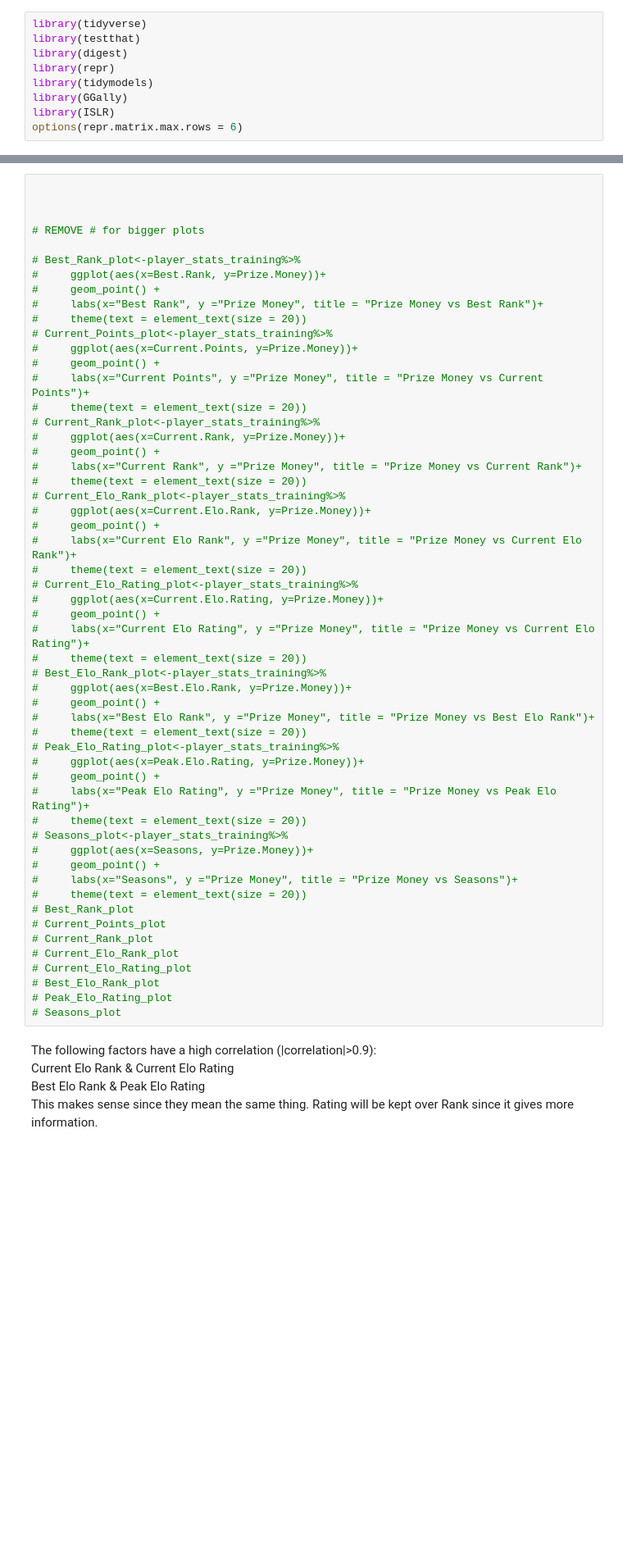
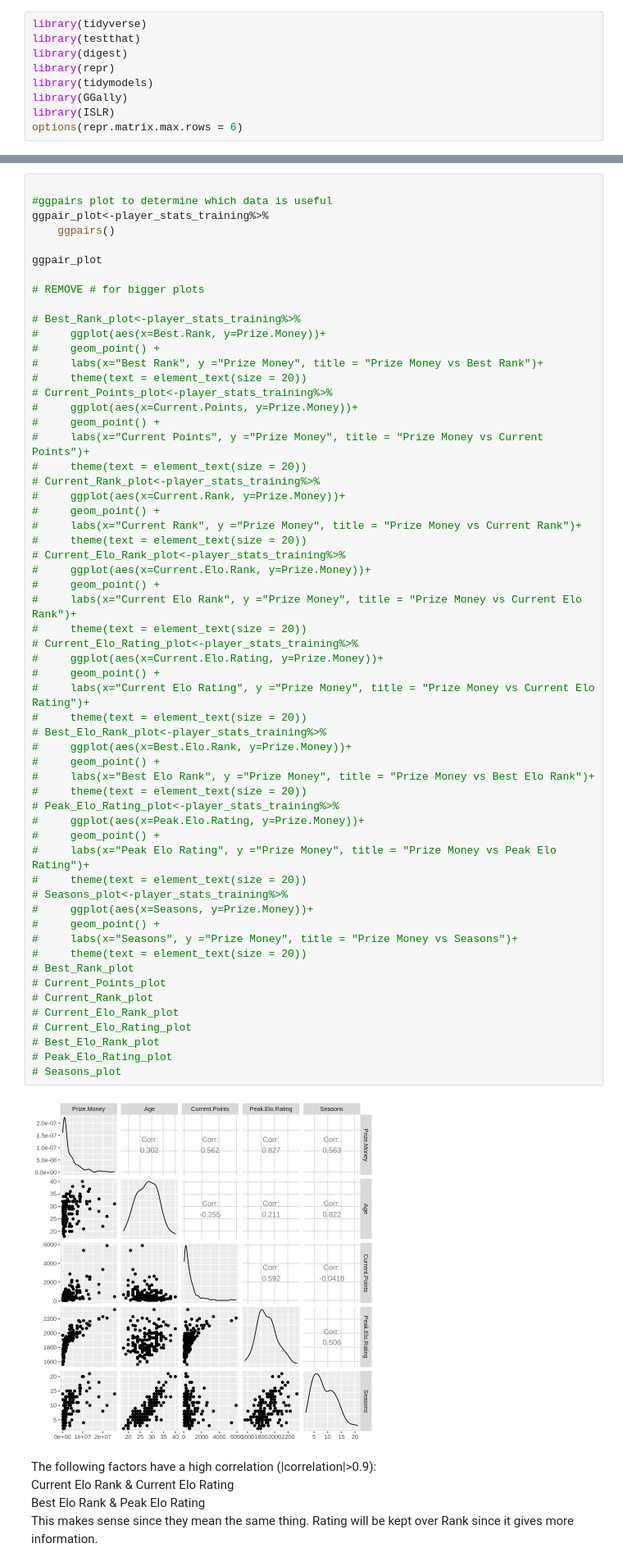
Before and after one commit to alisontucker/DSCI-100-Group-Project, a Jupyter notebook: Main_code.ipynb, the cells around one changed output, grey strips where cells are left out. Shown at 82% size. Saved outputs shown, nothing was run; the diff lists cells and outputs as text; blank space fills up the shorter version.

```diff
--- a/Main_code.ipynb
+++ b/Main_code.ipynb
@@ -209,6 +170,10 @@ $ Seasons         <dbl> 14, 11, 5, 1, 1, 3, 3, 8, NA, 5, 14, 2, 3, 6, 14, 15,…
 # %%
 
+#ggpairs plot to determine which data is useful
+ggpair_plot<-player_stats_training%>%
+    ggpairs()
 
+ggpair_plot
 
 # REMOVE # for bigger plots
 
@@ -233,33 +198,35 @@ $ Seasons         <dbl> 14, 11, 5, 1, 1, 3, 3, 8, NA, 5, 14, 2, 3, 6, 14, 15,…
 #     labs(x="Current Elo Rank", y ="Prize Money", title = "Prize Money vs Current Elo Rank")+
 #     theme(text = element_text(size = 20))
 # Current_Elo_Rating_plot<-player_stats_training%>%
 #     ggplot(aes(x=Current.Elo.Rating, y=Prize.Money))+
 #     geom_point() +
 #     labs(x="Current Elo Rating", y ="Prize Money", title = "Prize Money vs Current Elo Rating")+
 #     theme(text = element_text(size = 20))
 # Best_Elo_Rank_plot<-player_stats_training%>%
 #     ggplot(aes(x=Best.Elo.Rank, y=Prize.Money))+
 #     geom_point() +
 #     labs(x="Best Elo Rank", y ="Prize Money", title = "Prize Money vs Best Elo Rank")+
 #     theme(text = element_text(size = 20))
 # Peak_Elo_Rating_plot<-player_stats_training%>%
 #     ggplot(aes(x=Peak.Elo.Rating, y=Prize.Money))+
 #     geom_point() +
 #     labs(x="Peak Elo Rating", y ="Prize Money", title = "Prize Money vs Peak Elo Rating")+
 #     theme(text = element_text(size = 20))
 # Seasons_plot<-player_stats_training%>%
 #     ggplot(aes(x=Seasons, y=Prize.Money))+
 #     geom_point() +
 #     labs(x="Seasons", y ="Prize Money", title = "Prize Money vs Seasons")+
 #     theme(text = element_text(size = 20))
 # Best_Rank_plot
 # Current_Points_plot
 # Current_Rank_plot
 # Current_Elo_Rank_plot
 # Current_Elo_Rating_plot
 # Best_Elo_Rank_plot
 # Peak_Elo_Rating_plot
 # Seasons_plot
+# %% [output]
+[figure, added]
 # %% [markdown]
 The following factors have a high correlation (|correlation|>0.9):
 Current Elo Rank & Current Elo Rating
```
Also changed, not shown: parts of 5 cells of this notebook.
